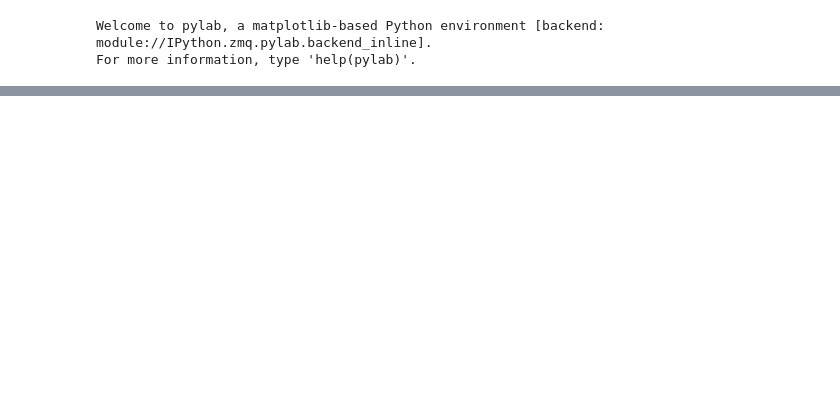
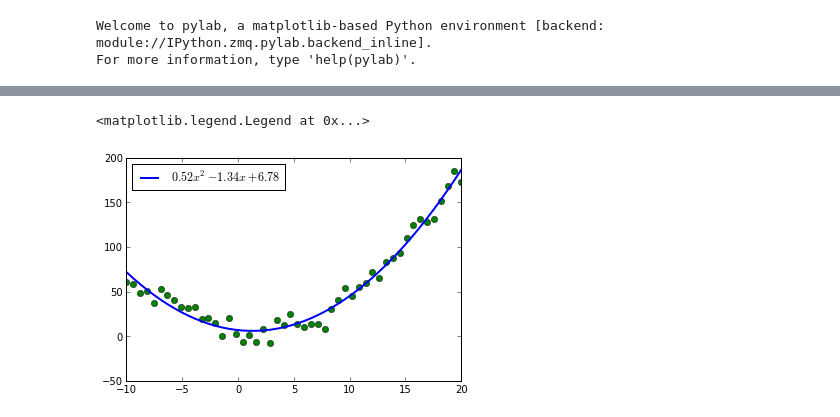
Before and after one commit to vanzaj/pyconsg2013-tut, a Jupyter notebook: ipynb/03_Applications.ipynb, the cells around one changed output, grey strips where cells are left out. Drawn from its saved outputs; the diff is of its cells as text; code cells hidden in the pictures; blank space fills up the shorter version.

```diff
--- a/ipynb/03_Applications.ipynb
+++ b/ipynb/03_Applications.ipynb
@@ -28,0 +49,14 @@ legend(loc='upper left')
+# %%
+a0, b0, c0 = 0.5, -1.4, 8.0
+y = a0*x**2 + b0*x + c0
+y_noise = y + randn(np)*10
+plot(x, y_noise, 'go')
+
+a, b, c = polyfit(x, y_noise, 2)
+eq_lbl = r'$%.2f x^2 %+.2f x %+.2f$' % (a, b, c)
+y_fit = polyval((a,b,c), x)
+plot(x, y_fit, 'b-', label=eq_lbl, lw=2)
+legend(loc='upper left')
+# %% [output]
+<matplotlib.legend.Legend at 0x...>
+[figure, added]
```
Also changed, not shown: parts of 5 cells of this notebook, 2 other files.
